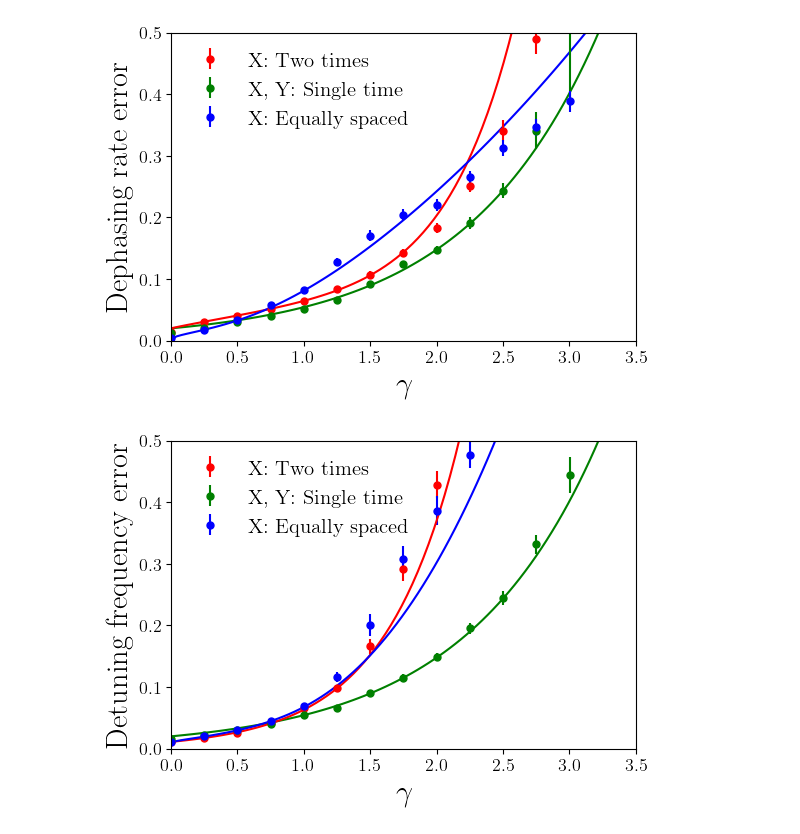
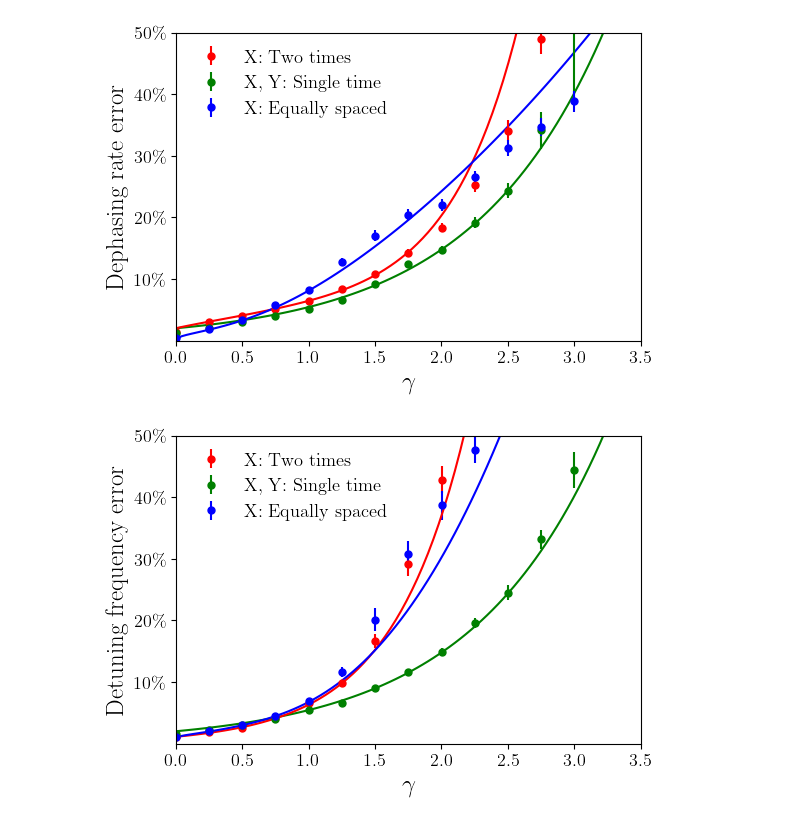
Before and after one commit to Davidkatom/Crosstalk, a Jupyter notebook: Paper/GraphForPaper.ipynb, the cells around one changed output. Drawn from its saved outputs; the diff is of its cells as text; code cells hidden in the pictures.

```diff
--- a/Paper/GraphForPaper.ipynb
+++ b/Paper/GraphForPaper.ipynb
@@ -5,7 +5,7 @@ import os
 plt.rcParams.update({
     'text.usetex': True,              # Enable LaTeX rendering for text
     'font.family': 'serif',           # Set font family
-    'font.size': 18,                  # General font size
+    'font.size': 16,                  # General font size
     'lines.markersize': 10,           # Default marker size
     'legend.fontsize': 'small',       # Legend font size
     'legend.frameon': False,          # Remove frame around legend
@@ -16,7 +16,7 @@ plt.rcParams.update({
     'grid.color': 'gray',             # Set grid line color
     'axes.grid.which': 'both',        # Enable both major and minor gridlines
     'axes.grid.axis': 'both',         # Apply grid to both x and y axes
-    'axes.labelsize': 22,             # Font size for axis labels
+    'axes.labelsize': 18,             # Font size for axis labels
     'xtick.labelsize': 13,            # Font size for x-axis tick labels
     'ytick.labelsize': 13             # Font size for y-axis tick labels
 })
@@ -217,35 +217,38 @@ plt.errorbar(Decay_a, np.array(errors_uniform_X_median_a), yerr=np.array(errors_
 
 plt.xlabel(r'$\gamma$')
 plt.ylabel('Dephasing rate error')
 plt.legend()
 plt.xlim([0, 3.5])
 plt.ylim([0, 0.5])
+plt.yticks([0.1, 0.2,0.3,0.4,0.5], [r'10\%', r'20\%', r'30\%',r'40\%', r'50\%'])
 plt.grid(False)
 plt.savefig(os.path.join(graphs, "decay_errors_optimal_a.png"))
 plt.figure()
 # plt.errorbar(Decay_w, np.array(errors_uniform_median_w), yerr= np.array(errors_uniform_std_w),
 #              fmt='o', color='blue', label='X,Y: Equally spaced', markersize=5)
 plt.errorbar(Decay_w, np.array(errors_fisher_median_w), yerr= np.array(errors_fisher_std_w ),
              fmt='o', color='red', label='X: Two times', markersize=5)
 plt.errorbar(Decay_w,  np.array(errors_local_median_w), yerr= np.array(errors_local_std_w ), fmt='o',
              color='green', label='X, Y: Single time', markersize=5)
 plt.errorbar(Decay_w, np.array(errors_uniform_X_median_w), yerr= np.array(errors_uniform_X_std_w),
              fmt='o', color='blue', label='X: Equally spaced', markersize=5)
 plot_a(1)
 # Final plot adjustments
 plt.xlabel(r'$\gamma$')
 plt.ylabel('Detuning frequency error')
 plt.legend()
 plt.xlim([0, 3.5])
 plt.ylim([0, 0.5])
+plt.yticks([0.1, 0.2,0.3,0.4,0.5], [r'10\%', r'20\%', r'30\%',r'40\%', r'50\%'])
+
 # plt.tight_layout()
 plt.grid(False)
 plt.savefig(os.path.join(graphs, "decay_errors_optimal_w.png"))
 plt.show()
 # print([(Decay_w[i], errors_fisher_median_a[i]) for i in range(len(Decay_w))])
 # %% [output]
-[figure, old version]
+[figure, new version]
-[figure, old version]
+[figure, new version]
 # %%
 # Data Load Paths
 user_home = os.path.expanduser("~")
```
Also changed, not shown: parts of 10 cells of this notebook, 3 other files.
